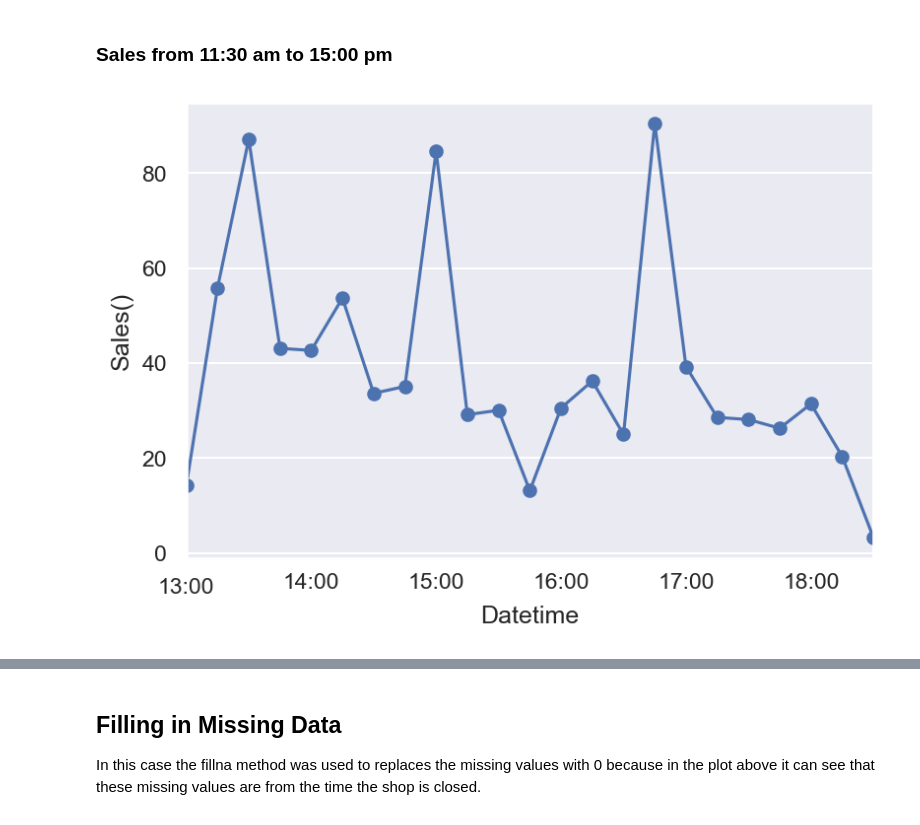
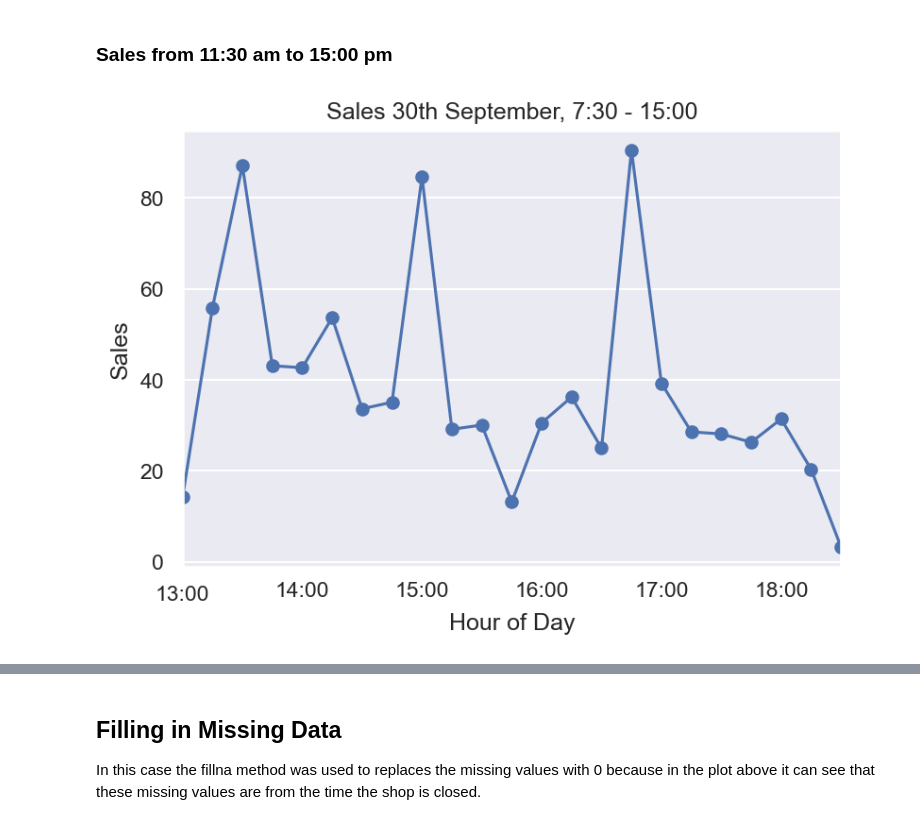
Before and after one commit to Tatiane-Helena/Tatiane-Helena-portfolio, a Jupyter notebook: Project3_Salesanalysis/Retailcoffeeshop.ipynb, the cells around one changed output, grey strips where cells are left out. Cells and saved outputs as stored; diff of their text form; code cells hidden in the pictures.

```diff
--- a/Project3_Salesanalysis/Retailcoffeeshop.ipynb
+++ b/Project3_Salesanalysis/Retailcoffeeshop.ipynb
@@ -384,9 +390,12 @@ ax.set_ylabel('Sales');
 # %%
 ax = drop_na_strategy.loc['2024-10-01 13:00:00':'2024-10-01 18:30:00',
 'Sales'].plot(marker='o', linestyle='-')
-ax.set_ylabel('Sales()');
+
+plt.xlabel("Hour of Day")
+plt.ylabel("Sales")
+plt.title("Sales 30th September, 7:30 - 15:00");
 # %% [output]
-[figure, old version]
+[figure, new version]
 # %%
 newdata = drop_na_strategy[['Sales']]
 
```
Also changed, not shown: parts of 14 cells of this notebook.
